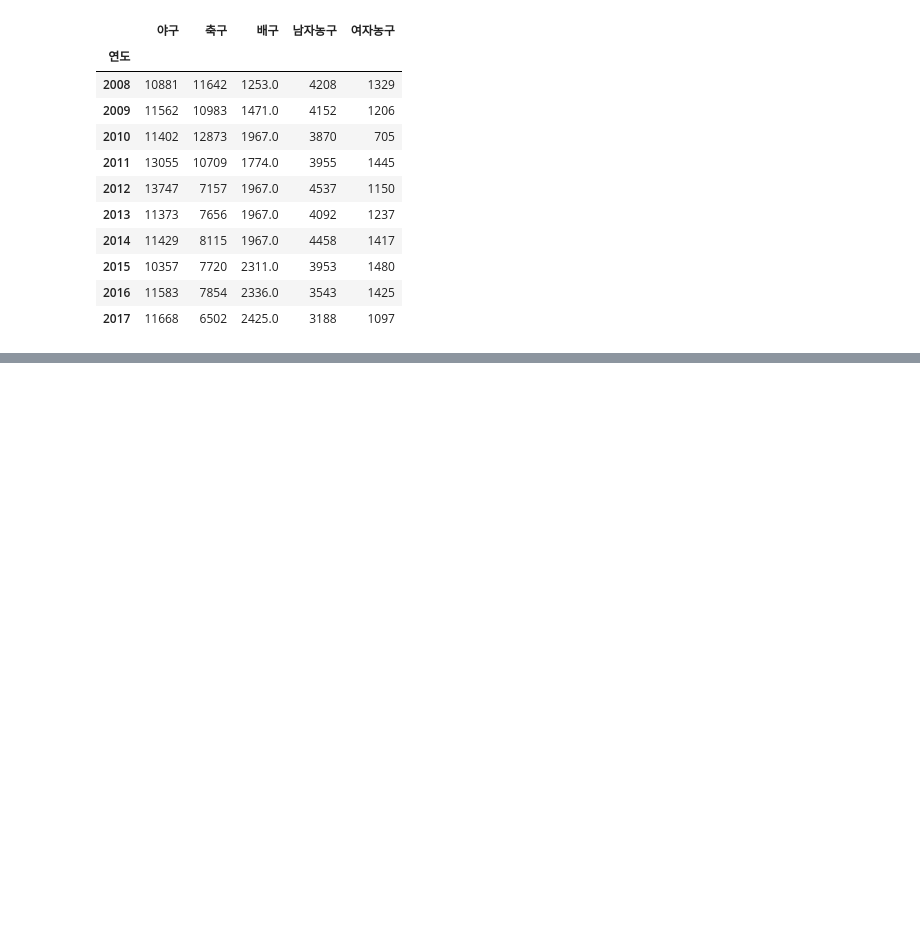
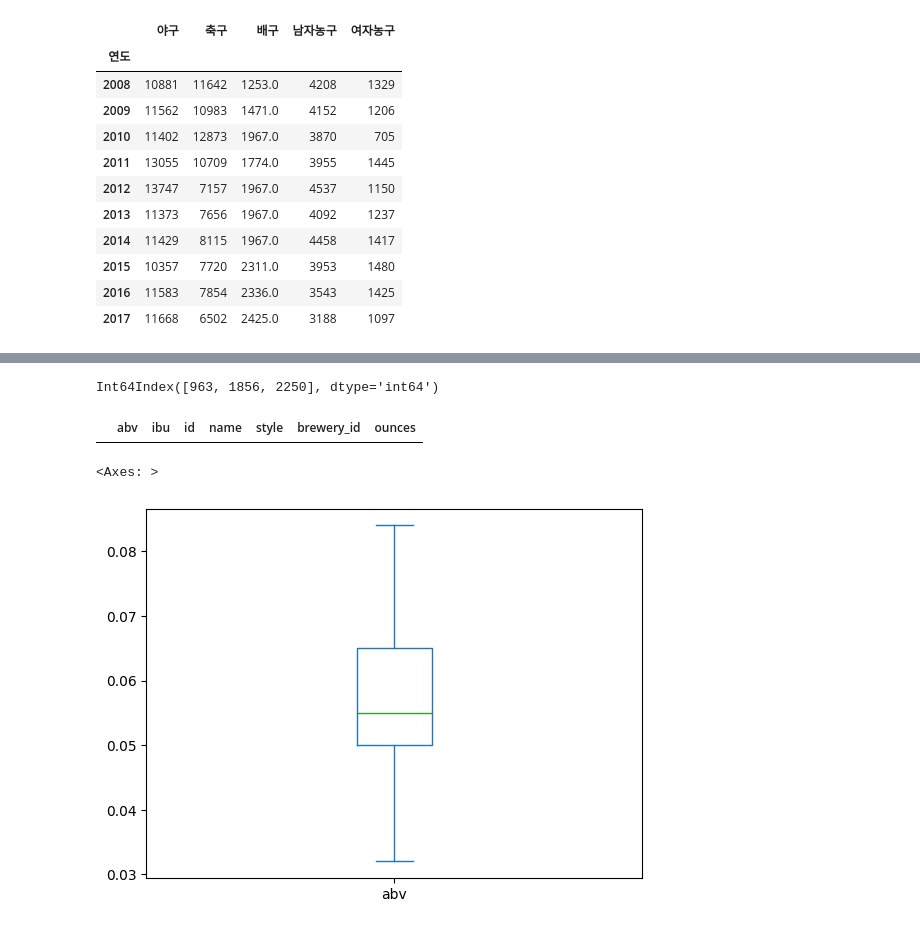
Before and after one commit to KHB2937/Python_ML_DL, a Jupyter notebook: 완결성.ipynb, the cells around one changed output, grey strips where cells are left out. Drawn from its saved outputs; the diff is of its cells as text; code cells hidden in the pictures; blank space fills up the shorter version.

```diff
--- a/완결성.ipynb
+++ b/완결성.ipynb
@@ -123,0 +270,2 @@ df.fillna(df.median()) #이건 중간값으로 대체
+# %%
+iqr = q3 - q1
@@ -123,0 +276,3 @@ df.fillna(df.median()) #이건 중간값으로 대체
+# %%
+condition = (df['abv'] < q1 - 1.5 * iqr) | (df['abv'] > q3 + 1.5 * iqr)
+# 25퍼보다 밑에 있거나 75퍼보다 위에 있거
@@ -123,0 +286,2 @@ df.fillna(df.median()) #이건 중간값으로 대체
+# %%
+df.loc[2250, 'abv'] = 0.055 # 잘못입력한 맥주값은 변경해주고
@@ -123,0 +299,14 @@ df.fillna(df.median()) #이건 중간값으로 대체
+# %%
+df[condition].index
+# %% [output]
+Int64Index([963, 1856, 2250], dtype='int64')
+# %%
+df.drop(df[condition].index, inplace=True) # 맥주아닌것들 날렷!
+df[condition]
+# %% [output]
+|  | abv | ibu | id | name | style | brewery_id | ounces |
+# %%
+df.plot(kind='box', y='abv')
+# %% [output]
+<Axes: >
+[figure, added]
```
Also changed, not shown: parts of 25 cells of this notebook.
